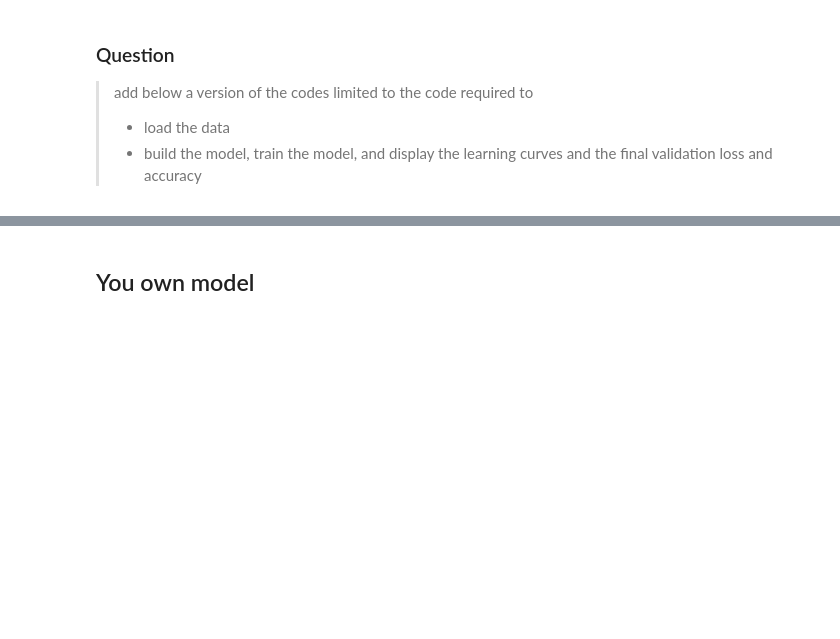
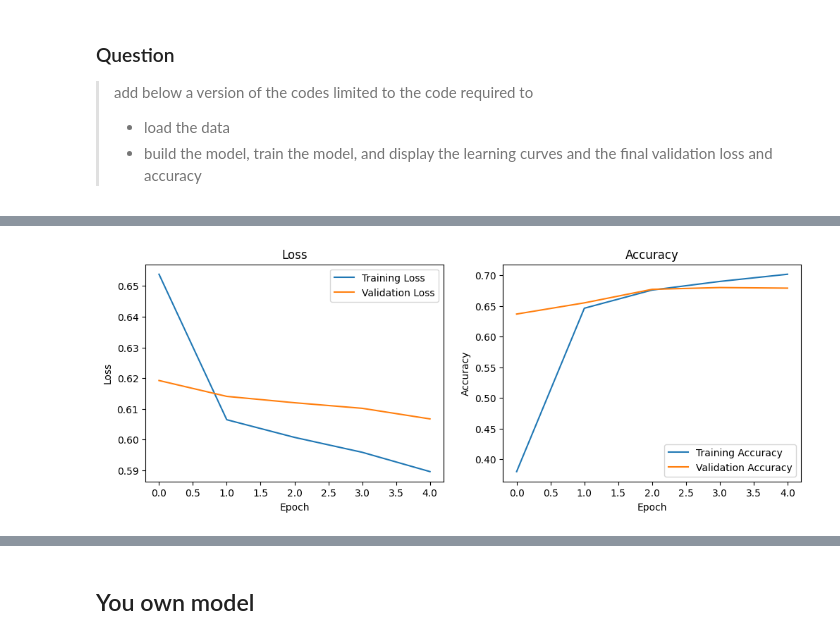
Before and after one commit to KK-marius/Project-NLP-bag-of-words, a Jupyter notebook: Text_classification_with_RNN_and_attention.ipynb, the cells around one changed output, grey strips where cells are left out. Drawn from its saved outputs; the diff is of its cells as text; code cells hidden in the pictures; blank space fills up the shorter version.

```diff
--- a/Text_classification_with_RNN_and_attention.ipynb
+++ b/Text_classification_with_RNN_and_attention.ipynb
@@ -134,4 +105,0 @@ labels:  [0 1 0]
-# %%
-for ex, lab in train_dataset.take(2):
-  print(ex)
-  print(lab)
@@ -314,0 +339,76 @@ for text, pred in zip(examples, predictions):
+# %%
+# load the data
+dataset = tfds.load('glue/cola')
+original_train_dataset, original_validation_dataset, original_test_dataset = dataset['train'], dataset['validation'], dataset['test']
+
+BUFFER_SIZE = 500
+BATCH_SIZE = 64
+
+train_dataset = original_train_dataset.map(lambda ex: (ex['sentence'], ex['label'])).shuffle(BUFFER_SIZE).batch(BATCH_SIZE).prefetch(tf.data.AUTOTUNE)
+validation_dataset = original_validation_dataset.map(lambda ex: (ex['sentence'], ex['label'])).batch(BATCH_SIZE).prefetch(tf.data.AUTOTUNE)
+test_dataset = original_test_dataset.map(lambda ex: (ex['sentence'], ex['label'])).batch(BATCH_SIZE).prefetch(tf.data.AUTOTUNE)
+# %%
+# build the model, train the model, and display the learning curves and the final validation loss and accuracy
+
+tfhub_handle_preprocess = 'https://tfhub.dev/tensorflow/bert_en_uncased_preprocess/3'
+tfhub_handle_encoder = 'https://tfhub.dev/tensorflow/small_bert/bert_en_uncased_L-2_H-128_A-2/1'
+
+bert_preprocess_model = hub.KerasLayer(tfhub_handle_preprocess)
+bert_model = hub.KerasLayer(tfhub_handle_encoder, trainable=False)
+
+VOCAB_SIZE = 1000
+encoder = tf.keras.layers.TextVectorization(max_tokens=VOCAB_SIZE)
+encoder.adapt(train_dataset.map(lambda text, label: text))
+
+model = tf.keras.Sequential([
+    encoder,
+    tf.keras.layers.Embedding(
+        input_dim=len(encoder.get_vocabulary()),
+        output_dim=64,
+        mask_zero=True),
+    tf.keras.layers.Bidirectional(tf.keras.layers.LSTM(64)),
+    tf.keras.layers.Dense(64, activation='relu'),
+    tf.keras.layers.Dense(1)
+])
+
+model.compile(loss=tf.keras.losses.BinaryCrossentropy(from_logits=True),
+              optimizer=tf.keras.optimizers.Adam(1e-4),
+              metrics=['accuracy'])
+
+
+# Train the model
+history = model.fit(train_dataset,validation_data=validation_dataset,epochs=5)
+
+# Plot learning curves
+import matplotlib.pyplot as plt
+
+def plot_learning_curves(history):
+    plt.figure(figsize=(12, 4))
+
+    # Plot loss
+    plt.subplot(1, 2, 1)
+    plt.plot(history.history['loss'], label='Training Loss')
+    plt.plot(history.history['val_loss'], label='Validation Loss')
+    plt.title('Loss')
+    plt.xlabel('Epoch')
+    plt.ylabel('Loss')
+    plt.legend()
+
+    # Plot accuracy
+    plt.subplot(1, 2, 2)
+    plt.plot(history.history['accuracy'], label='Training Accuracy')
+    plt.plot(history.history['val_accuracy'], label='Validation Accuracy')
+    plt.title('Accuracy')
+    plt.xlabel('Epoch')
+    plt.ylabel('Accuracy')
+    plt.legend()
+
+    plt.show()
+
+plot_learning_curves(history)
+
+# Evaluate the model on the validation dataset
+val_loss, val_accuracy = model.evaluate(validation_dataset)
+print(f'Validation Loss: {val_loss}')
+print(f'Validation Accuracy: {val_accuracy}')
+# %% [output]
@@ -314,0 +425 @@ for text, pred in zip(examples, predictions):
+[figure, added]
```
Also changed, not shown: parts of 27 cells of this notebook.
